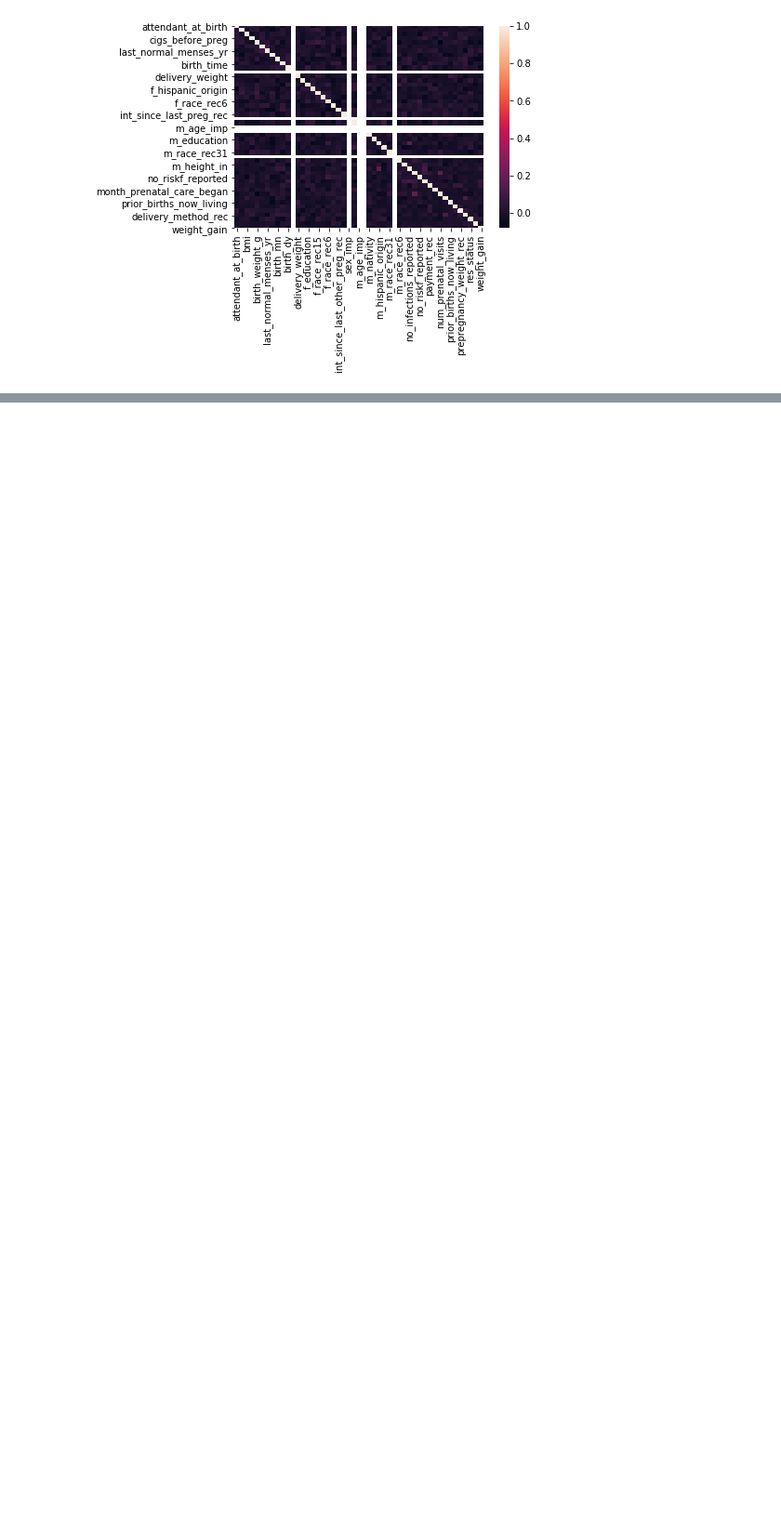
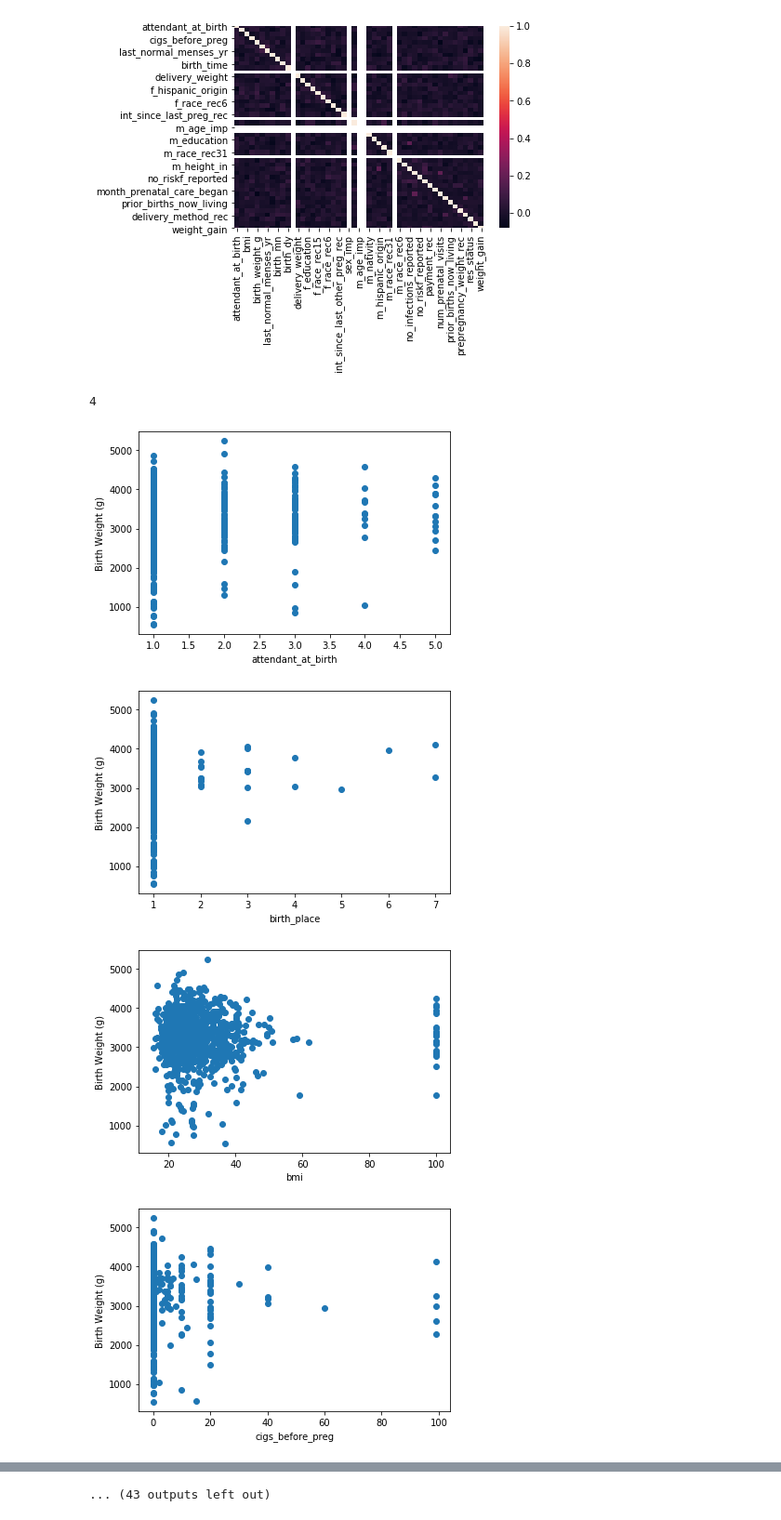
Before and after one commit to catrionamackay/Machine-Learning-Project, a Jupyter notebook: EDA.ipynb, the cells around one changed output, grey strips where cells are left out. Shown: that part at 93% size. Cells and saved outputs as stored; diff of their text form; code cells hidden in the pictures; blank space fills up the shorter version.

```diff
--- a/EDA.ipynb
+++ b/EDA.ipynb
@@ -65,0 +98,20 @@ memory usage: 429.8+ KB
+# %%
+columns_99 = ['cigs_before_preg','f_combined_age','f_race_r15','f_race_r31','m_height_in']
+
+for i in columns_99:
+    replace_na(df, i, 99)
+# %%
+columns_888 = ['last_preg_mn','last_live_birth_mn']
+
+for i in columns_888:
+    replace_na(df, i, 888)
+# %%
+columns_999 = ['last_live_birth_mn','last_preg_mn','m_deliveryweight']
+
+for i in columns_999:
+    replace_na(df, i, 999)
+# %%
+columns_9999 = ['last_norm_menses_yr']
+
+for i in columns_9999:
+    replace_na(df, i, 9999)
@@ -74,3 +148,20 @@ sns.heatmap(corr_matrix)
 plt.show()
 # %% [output]
 [figure]
+# %%
+df.columns.get_loc("birth_weight_g")
+# %% [output]
+4
+# %%
+columns = list(df.columns)
+
+for i in columns:
+    plt.scatter(df[i], df['birth_weight_g'])
+    plt.xlabel(i)
+    plt.ylabel("Birth Weight (g)")
+    plt.show()
+# %% [output]
+[figure, added]
+[figure, added]
+[figure, added]
+[figure, added]
@@ -76,0 +176 @@ plt.show()
+... (43 outputs left out)
```
Also changed, not shown: parts of 16 cells of this notebook, 1 other file.
